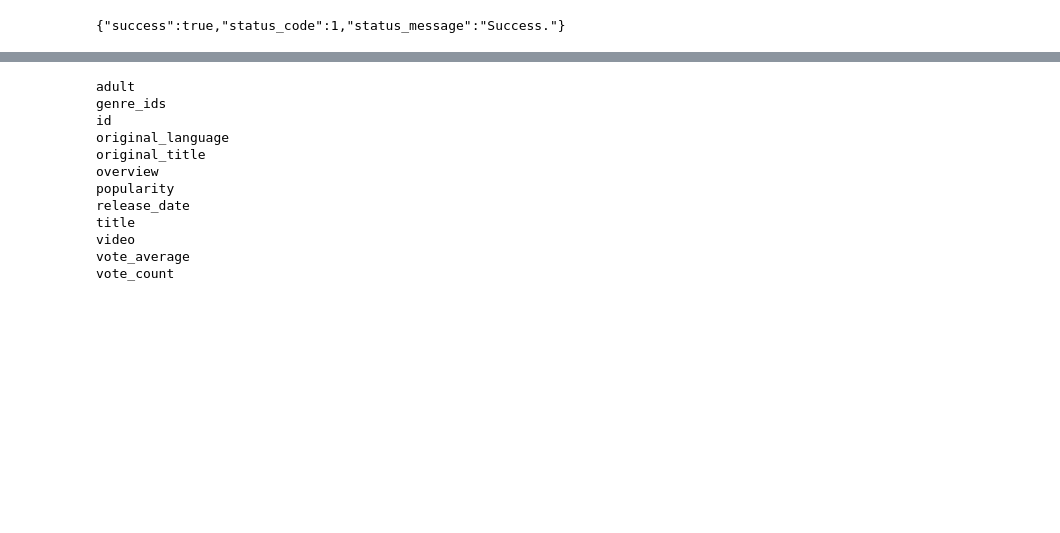
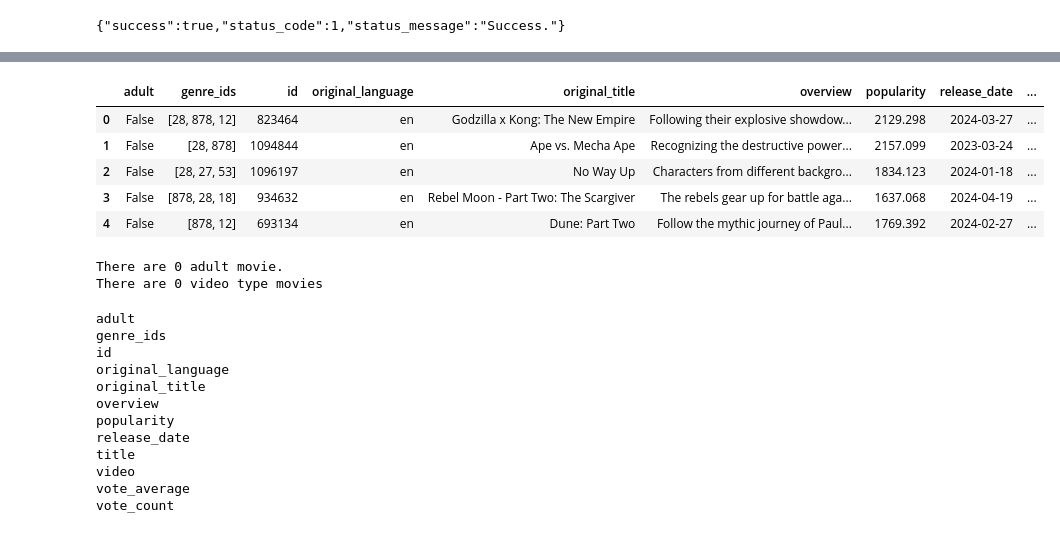
Before and after one commit to LanxiZhang1/project-A, a Jupyter notebook: projectA.ipynb, the cells around one changed output, grey strips where cells are left out. Drawn from its saved outputs; the diff is of its cells as text; code cells hidden in the pictures; blank space fills up the shorter version.

```diff
--- a/projectA.ipynb
+++ b/projectA.ipynb
@@ -113,3 +115,19 @@ plot.tick_params(labelrotation=50);
+# %%
+data.head()
+# %% [output]
+|  | adult | genre_ids | id | original_language | original_title | overview | popularity | release_date | ... |
+| 0 | False | [28, 878, 12] | 823464 | en | Godzilla x Kong: The New Empire | Following their explosive showdow... | 2129.298 | 2024-03-27 | ... |
+| 1 | False | [28, 878] | 1094844 | en | Ape vs. Mecha Ape | Recognizing the destructive power... | 2157.099 | 2023-03-24 | ... |
+| 2 | False | [28, 27, 53] | 1096197 | en | No Way Up | Characters from different backgro... | 1834.123 | 2024-01-18 | ... |
+| 3 | False | [878, 28, 18] | 934632 | en | Rebel Moon - Part Two: The Scargiver | The rebels gear up for battle aga... | 1637.068 | 2024-04-19 | ... |
+| 4 | False | [878, 12] | 693134 | en | Dune: Part Two | Follow the mythic journey of Paul... | 1769.392 | 2024-02-27 | ... |
+# %%
+# data[data['adult'] == False].shape[0]
+print("There are",len(data[data['adult'] == True]),"adult movie.")
+print("There are",len(data[data['video'] == True]),"video type movies")
+# %% [output]
+There are 0 adult movie.
+There are 0 video type movies
 # %%
 plot1= sns.countplot(x = 'adult', data = data, color = 'blue',
               order = data['adult'].value_counts().index);
```
Also changed, not shown: parts of 10 cells of this notebook, 1 other file.
